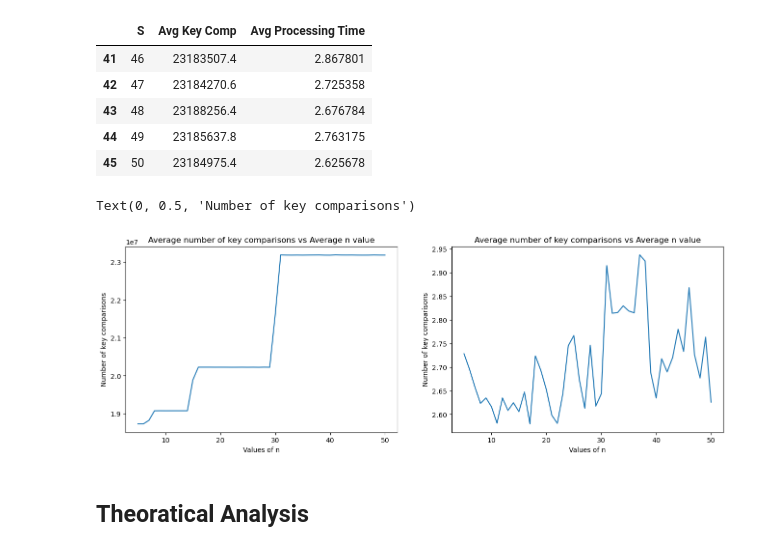
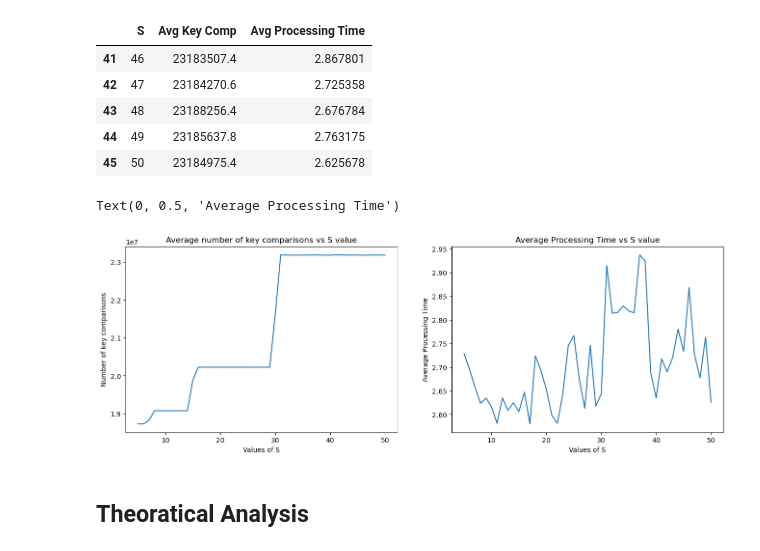
Before and after one commit to jdengoh/SC2001, a Jupyter notebook: Integration of Mergesort and Insertion Sort/src/Untitled.ipynb, the cells around one changed output. Drawn from its saved outputs; the diff is of its cells as text; code cells hidden in the pictures.

```diff
--- a/Integration of Mergesort and Insertion Sort/src/Untitled.ipynb
+++ b/Integration of Mergesort and Insertion Sort/src/Untitled.ipynb
@@ -47,24 +56,24 @@ fixedn_data.tail()
 # %%
 x1 = fixedn_data['S']
 y1 = fixedn_data['Avg Key Comp']
 y2 = fixedn_data['Avg Processing Time']
 
 #print(len(y1))
 
 fig, axes = plt.subplots(1, 2, figsize=(16, 5))
 
 axes[0].plot(x1, y1)
-axes[0].set_title('Average number of key comparisons vs Average n value')
-axes[0].set_xlabel('Values of n')
+axes[0].set_title('Average number of key comparisons vs S value')
+axes[0].set_xlabel('Values of S')
 axes[0].set_ylabel('Number of key comparisons')
 
 axes[1].plot(x1, y2)
-axes[1].set_title('Average number of key comparisons vs Average n value')
-axes[1].set_xlabel('Values of n')
-axes[1].set_ylabel('Number of key comparisons')
+axes[1].set_title('Average Processing Time vs S value')
+axes[1].set_xlabel('Values of S')
+axes[1].set_ylabel('Average Processing Time')
 # %% [output]
-Text(0, 0.5, 'Number of key comparisons')
+Text(0, 0.5, 'Average Processing Time')
-[figure, old version]
+[figure, new version]
 # %% [markdown]
 ## Theoratical Analysis
 # %% [markdown]
```
Also changed, not shown: parts of 5 cells of this notebook.
